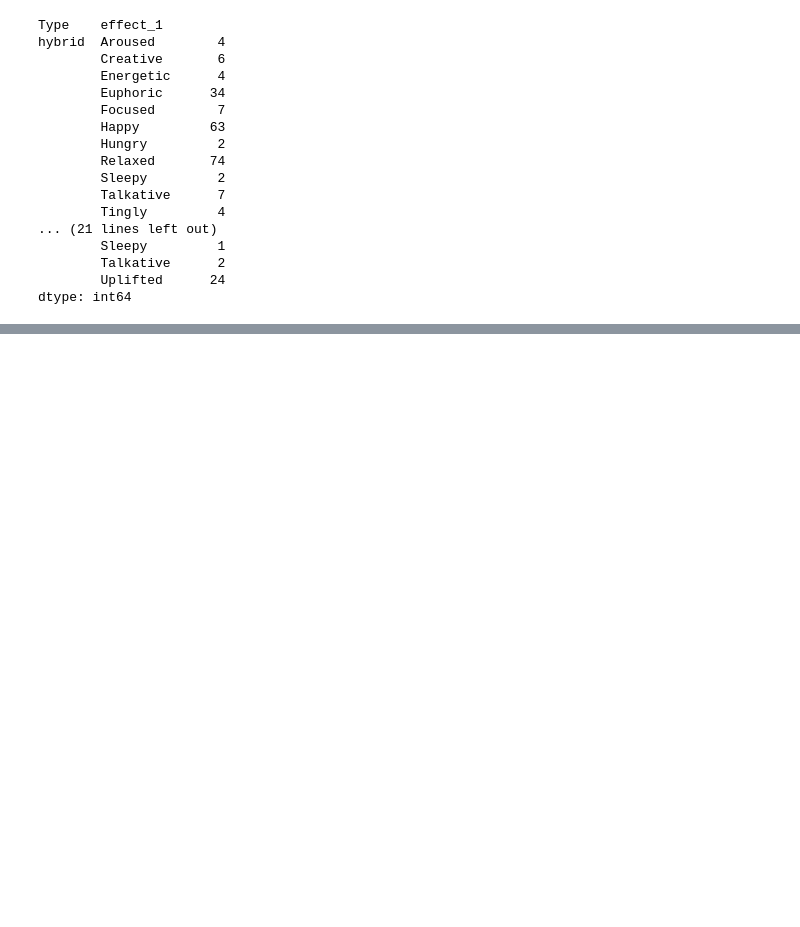
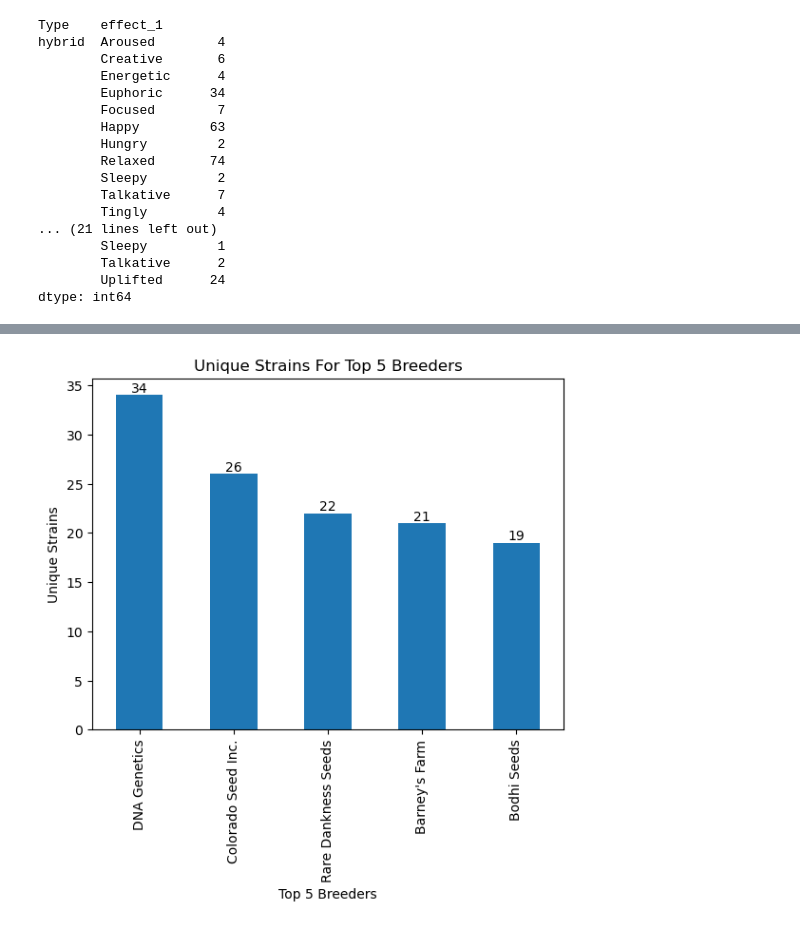
Before and after one commit to Berli85/SMU-Project-1-MaryJane, a Jupyter notebook: LattiWork/LATTIProject 1 Team 2 data.ipynb, the cells around one changed output, grey strips where cells are left out. Cells and saved outputs as stored; diff of their text form; code cells hidden in the pictures; blank space fills up the shorter version.

```diff
--- a/LattiWork/LATTIProject 1 Team 2 data.ipynb
+++ b/LattiWork/LATTIProject 1 Team 2 data.ipynb
@@ -244,0 +309,11 @@ dtype: int64
+# %%
+ax = top5_breeders_count_df.plot.bar(x='breeders', y='count', legend=False)
+
+#annotate bars
+ax.bar_label(ax.containers[0])
+plt.xlabel('Top 5 Breeders')
+plt.ylabel('Unique Strains')
+plt.title('Unique Strains For Top 5 Breeders')
+plt.show()
+# %% [output]
+[figure, added]
```
Also changed, not shown: parts of 6 cells of this notebook, 1 other file.
